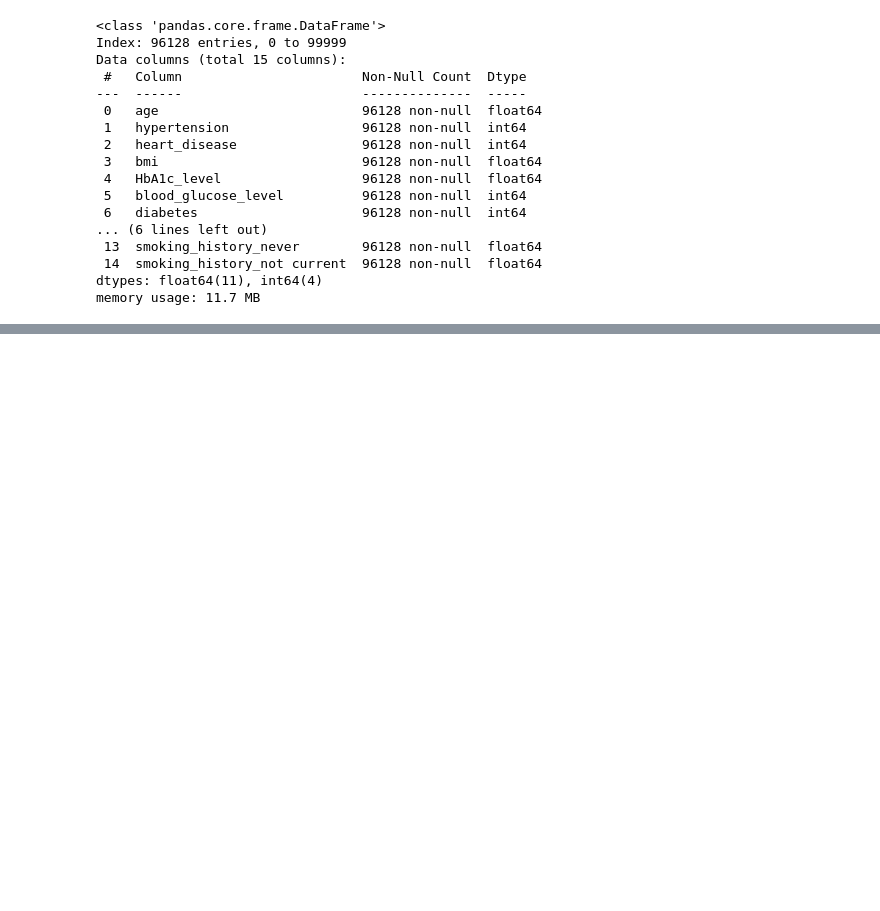
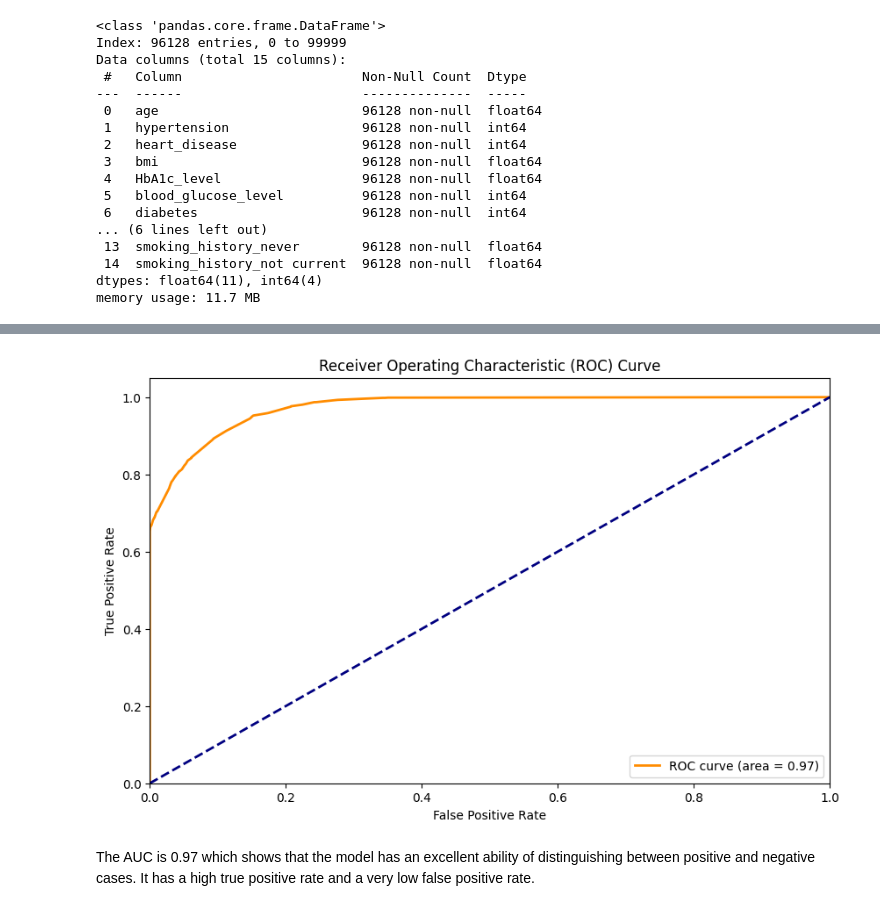
Before and after one commit to Jeffrey-sinos/diabetes-prediction-model, a Jupyter notebook: diabetes.ipynb, the cells around one changed output, grey strips where cells are left out. Drawn from its saved outputs; the diff is of its cells as text; code cells hidden in the pictures; blank space fills up the shorter version.

```diff
--- a/diabetes.ipynb
+++ b/diabetes.ipynb
@@ -254,0 +492,24 @@ plt.show()
+# %%
+# import roc curve and auc
+from sklearn.metrics import roc_curve, auc
+
+# probability scores for each point in test set
+y_prob = final_model.fit(X_train, y_train).predict_proba(X_test)[:, 1]
+# calculate false positive, true positive and threshold for the test set
+false_pr, true_pr, thresholds = roc_curve(y_test,y_prob)
+
+roc_auc = auc(false_pr, true_pr)
+plt.figure(figsize=(10, 6))
+plt.plot(false_pr, true_pr, color='darkorange', lw=2, label=f'ROC curve (area = {roc_auc:.2f})')
+plt.plot([0, 1], [0, 1], color='navy', lw=2, linestyle='--')  # Diagonal line for random guessing
+plt.xlim([0.0, 1.0])
+plt.ylim([0.0, 1.05])
+plt.xlabel('False Positive Rate')
+plt.ylabel('True Positive Rate')
+plt.title('Receiver Operating Characteristic (ROC) Curve')
+plt.legend(loc="lower right")
+plt.show()
+# %% [output]
+[figure, added]
+# %% [markdown]
+The AUC is 0.97 which shows that the model has an excellent ability of distinguishing between positive and negative cases. It has a high true positive rate and a very low false positive rate.
```
Also changed, not shown: parts of 29 cells of this notebook.
